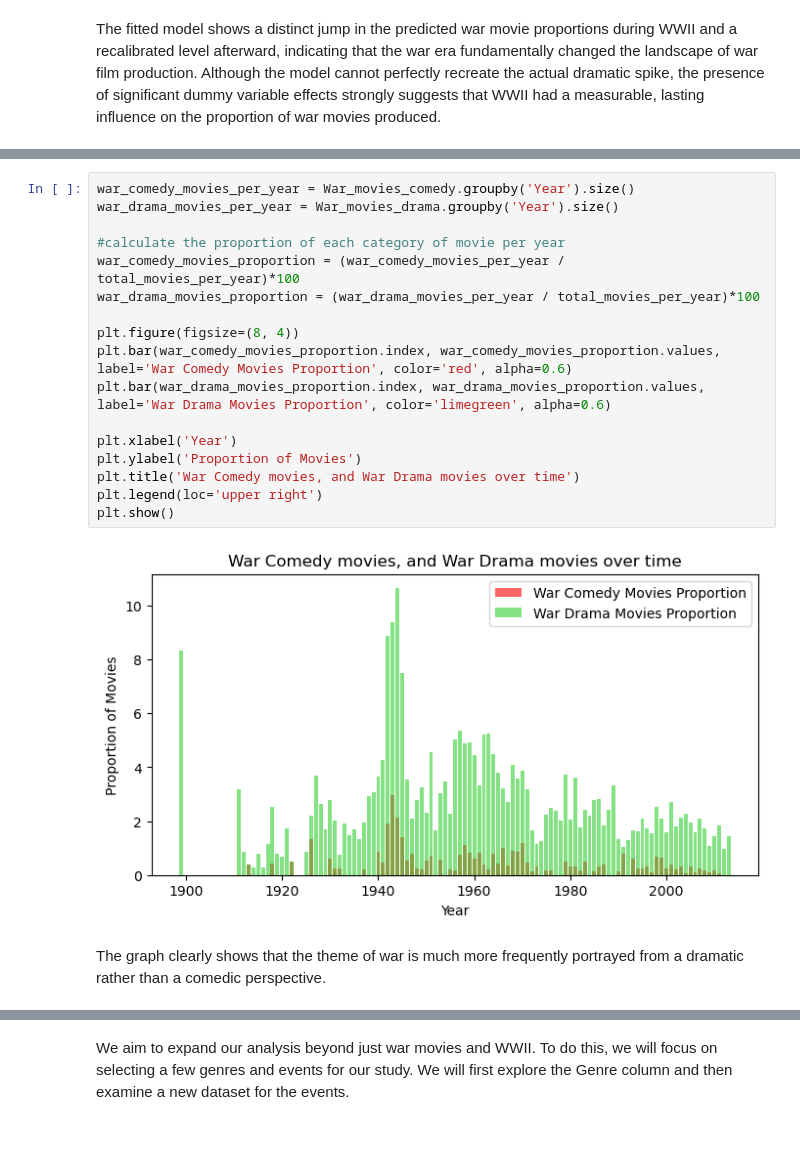
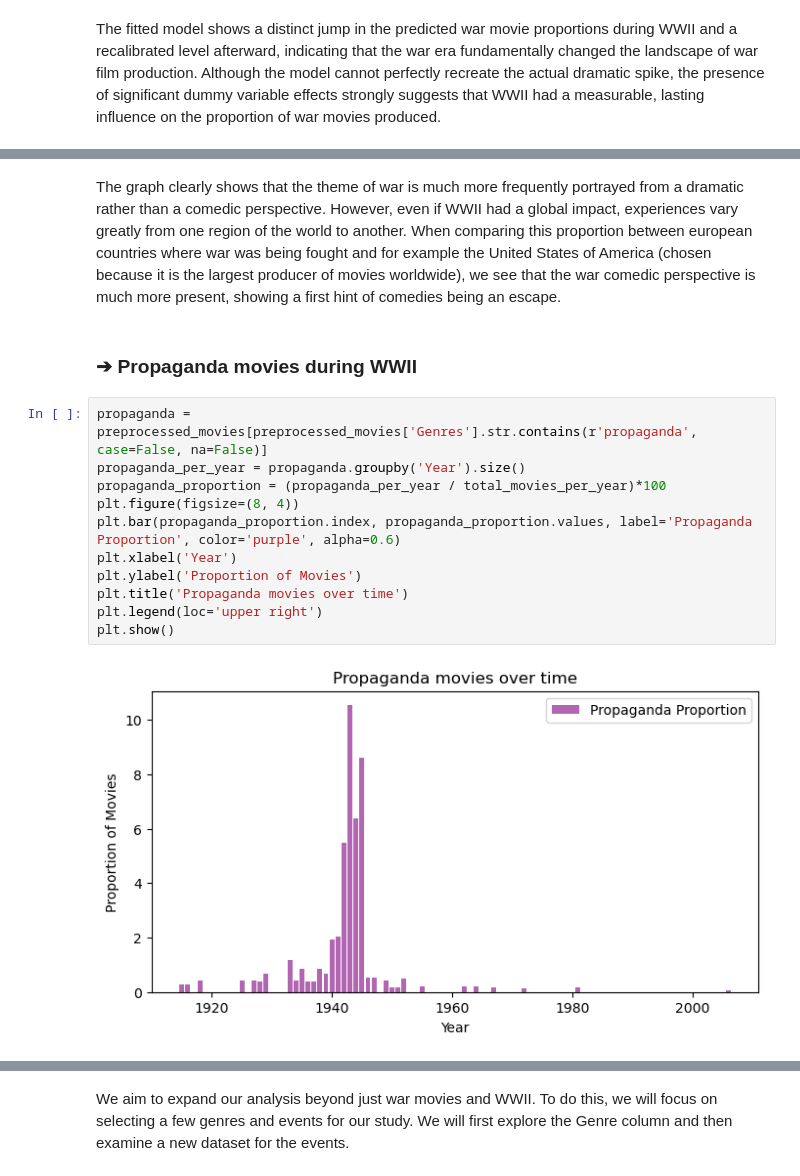
Before and after one commit to epfl-ada/ada-2024-project-nostringsadached, a Jupyter notebook: new_results2.ipynb, the cells around one changed output, grey strips where cells are left out. Drawn from its saved outputs; the diff is of its cells as text; blank space fills up the shorter version.

```diff
--- a/new_results2.ipynb
+++ b/new_results2.ipynb
@@ -218,21 +262,17 @@ The fitted model shows a distinct jump in the predicted war movie proportions du
+# %% [markdown]
+The graph clearly shows that the theme of war is much more frequently portrayed from a dramatic rather than a comedic perspective. However, even if WWII had a global impact, experiences vary greatly from one region of the world to another. When comparing this proportion between european countries where war was being fought and for example the United States of America (chosen because it is the largest producer of movies worldwide), we see that the war comedic perspective is much more present, showing a first hint of comedies being an escape.
+# %% [markdown]
+### ➔ Propaganda movies during WWII
 # %%
-war_comedy_movies_per_year = War_movies_comedy.groupby('Year').size()
-war_drama_movies_per_year = War_movies_drama.groupby('Year').size()
-
-#calculate the proportion of each category of movie per year
-war_comedy_movies_proportion = (war_comedy_movies_per_year / total_movies_per_year)*100
-war_drama_movies_proportion = (war_drama_movies_per_year / total_movies_per_year)*100
-
+propaganda = preprocessed_movies[preprocessed_movies['Genres'].str.contains(r'propaganda', case=False, na=False)]
+propaganda_per_year = propaganda.groupby('Year').size()
+propaganda_proportion = (propaganda_per_year / total_movies_per_year)*100
 plt.figure(figsize=(8, 4))
-plt.bar(war_comedy_movies_proportion.index, war_comedy_movies_proportion.values, label='War Comedy Movies Proportion', color='red', alpha=0.6)
-plt.bar(war_drama_movies_proportion.index, war_drama_movies_proportion.values, label='War Drama Movies Proportion', color='limegreen', alpha=0.6)
-
+plt.bar(propaganda_proportion.index, propaganda_proportion.values, label='Propaganda Proportion', color='purple', alpha=0.6)
 plt.xlabel('Year')
 plt.ylabel('Proportion of Movies')
-plt.title('War Comedy movies, and War Drama movies over time')
+plt.title('Propaganda movies over time')
 plt.legend(loc='upper right')
 plt.show()
 # %% [output]
-[figure, old version]
+[figure, new version]
-# %% [markdown]
-The graph clearly shows that the theme of war is much more frequently portrayed from a dramatic rather than a comedic perspective.
```
Also changed, not shown: parts of 24 cells of this notebook, 3 other files.
